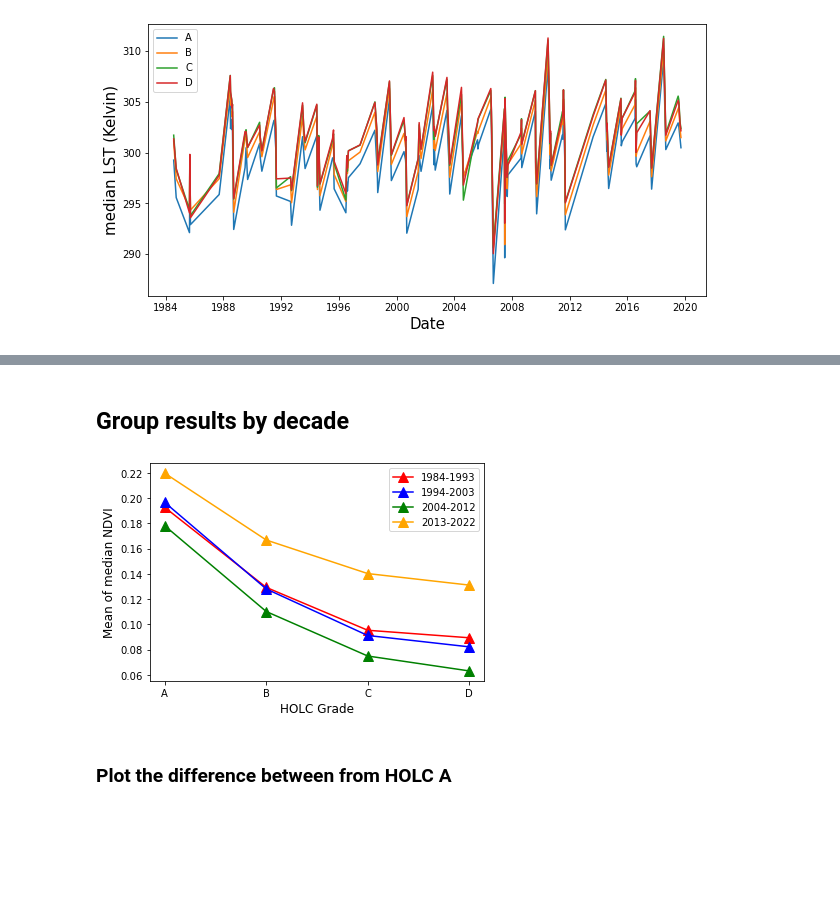
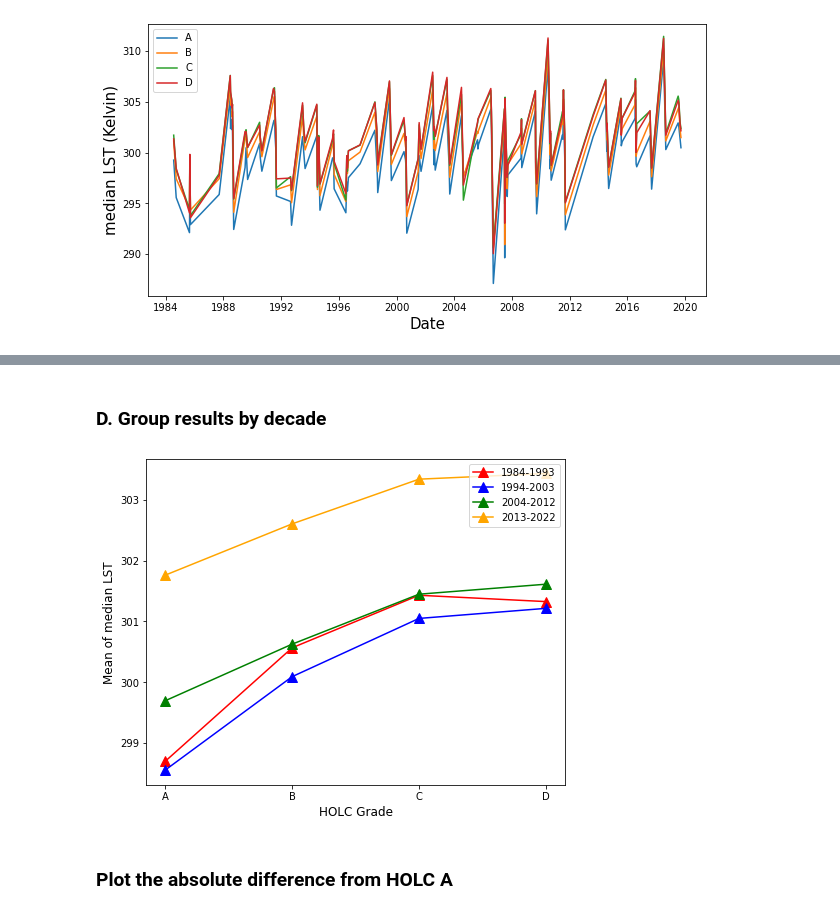
Before and after one commit to aderras/nyc-lst-ndvi, a Jupyter notebook: 00-notebooks/5_plot-results.ipynb, the cells around one changed output, grey strips where cells are left out. Cells and saved outputs as stored; diff of their text form; code cells hidden in the pictures; blank space fills up the shorter version.

```diff
--- a/00-notebooks/5_plot-results.ipynb
+++ b/00-notebooks/5_plot-results.ipynb
@@ -49,13 +80,14 @@ ndvi_stats["datetime"] = parse_date_source_file_col(ndvi_stats)
 # %%
-plt.rcParams["figure.figsize"] = (8,6)
-
+## USER INPUTS ###############################################################
 font_size = 15
 column_choice = "median" # OPTIONS: median, mean, min, max, std
+## END USER INPUTS ###########################################################
 
-ax = lst_stats[lst_stats["loc_year"]=="NYC"].boxplot(
+plt.rcParams["figure.figsize"] = (7.5,6)
+ax = df_stats[df_stats["loc_year"]=="NYC"].boxplot(
                 column=[column_choice],
                 by=["holc_grade"],
-                grid=False,
+                grid=True,
                 showmeans=True,
                 showfliers=False,
                 color=dict(boxes='r', whiskers='r', medians='r',
@@ -68,10 +100,11 @@ ax = lst_stats[lst_stats["loc_year"]=="NYC"].boxplot(
                 fontsize=font_size-1)
 
 ax.set_xlabel("HOLC Grade", fontsize=font_size)
-ax.set_ylabel("LST (Kelvin)", fontsize=font_size)
+ax.set_ylabel(lbls_y[obs_choice], fontsize=font_size)
 fig = ax.get_figure()
 fig.suptitle("") # Remove default Pandas title
-plt.title("Median LST NYC", fontsize=font_size)
-plt.savefig(DIR_FIGS + "/boxplot_nyc_"+column_choice+"_lst.png",
+plt.title("Median "+lbls_plot[obs_choice]+" NYC", fontsize=font_size)
+plt.savefig(DIR_FIGS + "/boxplot_nyc_"+column_choice+"_"+\
+            prefix_fname[obs_choice]+"_filt"+str(pixelfrac_filter)+".png",
             bbox_inches="tight")
 # %% [output]
@@ -251,51 +185,46 @@ plt.savefig(DIR_FIGS + "/"+column_choice+"-NDVI-vs-time.png")
 # %% [markdown]
-## Group results by decade
+### D. Group results by decade <a id="agg-decade"></a>
 # %%
-year_start = 1980
-year_end = 1990
+## USER INPUTS #####################################################################
 column_choice = "median" # OPTIONS: median, mean, min, max, std
-df_to_plot = ndvi_stats # OPTIONS: lst_stats, ndvi_stats
-####################################################################
+## END USER INPUTS #################################################################
 
-df_decade1 = df_to_plot[
-    (df_to_plot["datetime"] >= datetime_year(1984)) & \
-    (df_to_plot["datetime"] < datetime_year(1994))]
-df_decade2 = df_to_plot[
-    (df_to_plot["datetime"] >= datetime_year(1994)) & \
-    (df_to_plot["datetime"] < datetime_year(2004))]
-df_decade3 = df_to_plot[
-    (df_to_plot["datetime"] >= datetime_year(2004)) & \
-    (df_to_plot["datetime"] < datetime_year(2013))]
-df_decade4 = df_to_plot[
-    (df_to_plot["datetime"] >= datetime_year(2013)) & \
-    (df_to_plot["datetime"] <= datetime_year(2022))]
+plt.rcParams["figure.figsize"] = (7.5,6)
+
+df_decade1 = df_stats[
+    (df_stats["datetime"] >= datetime_year(1984)) & \
+    (df_stats["datetime"] < datetime_year(1994))]
+df_decade2 = df_stats[
+    (df_stats["datetime"] >= datetime_year(1994)) & \
+    (df_stats["datetime"] < datetime_year(2004))]
+df_decade3 = df_stats[
+    (df_stats["datetime"] >= datetime_year(2004)) & \
+    (df_stats["datetime"] < datetime_year(2013))]
+df_decade4 = df_stats[
+    (df_stats["datetime"] >= datetime_year(2013)) & \
+    (df_stats["datetime"] <= datetime_year(2022))]
 
 font_size = 12
 HOLC_grade = ["A", "B", "C", "D"]
 
 plt.plot(HOLC_grade, df_decade1.groupby("holc_grade").mean()[column_choice],
            marker="^", markersize=10, c="r", label="1984-1993")
 plt.plot(HOLC_grade, df_decade2.groupby("holc_grade").mean()[column_choice],
            marker="^", markersize=10, c="b", label="1994-2003")
 plt.plot(HOLC_grade, df_decade3.groupby("holc_grade").mean()[column_choice],
            marker="^", markersize=10, c="g", label="2004-2012")
 plt.plot(HOLC_grade, df_decade4.groupby("holc_grade").mean()[column_choice],
            marker="^", markersize=10, c="orange", label="2013-2022")
-
 plt.legend(loc="upper right")
 
-if (df_to_plot["median"]==lst_stats["median"]).all():
-    obs_label="LST"
-else:
-    obs_label="NDVI"
 
 plt.xlabel("HOLC Grade", fontsize=font_size)
-plt.ylabel("Mean of " + column_choice + " "+obs_label, fontsize=font_size)
+plt.ylabel("Mean of " + column_choice + " "+lbls_plot[obs_choice], fontsize=font_size)
 
-plt.savefig(DIR_FIGS + "/"+column_choice+"-"+obs_label+
-            "-vs-HOLC_decades.png")
+plt.savefig(DIR_FIGS + "/"+column_choice+"-"+prefix_fname[obs_choice]+
+            "-vs-HOLC_decades"+"_filt"+str(pixelfrac_filter)+".png")
 # %% [output]
-[figure, old version]
+[figure, new version]
 # %% [markdown]
-### Plot the difference between from HOLC A
+### Plot the absolute difference from HOLC A
 # %%
```
Also changed, not shown: parts of 27 cells of this notebook.
